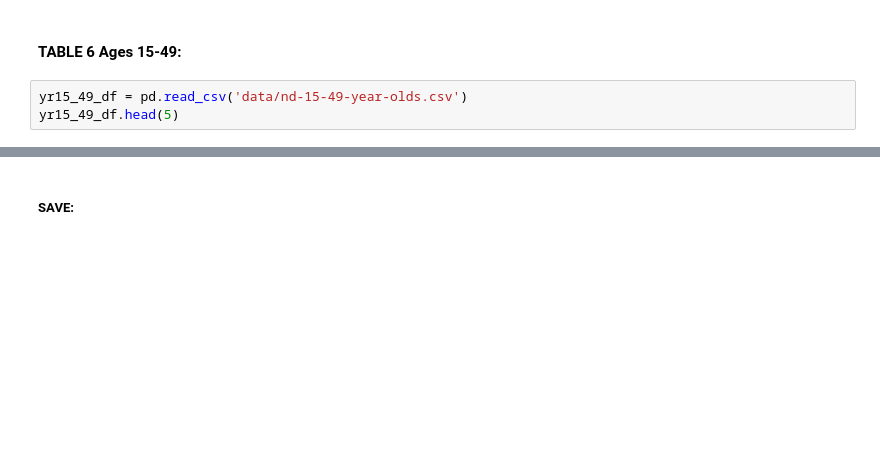
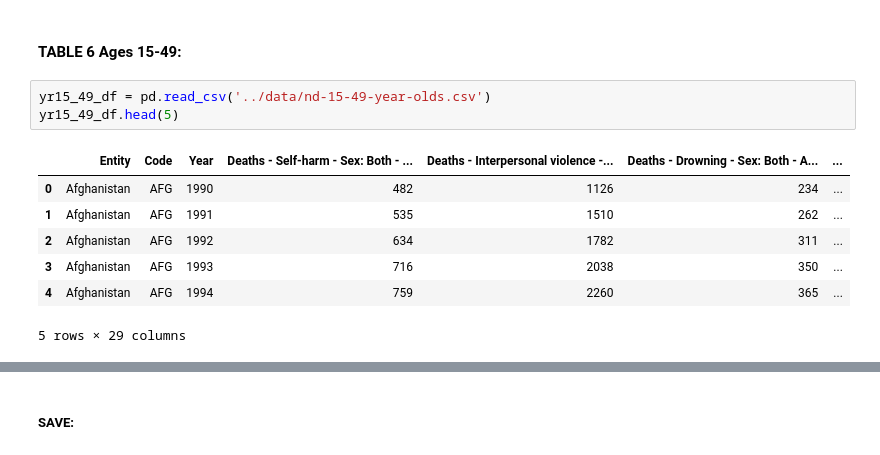
Before and after one commit to jdormaar/Global-Mortality-Distributions-by-Age-Groups, a Jupyter notebook: Workbook/W4P3_Tableau_doodle_doc.ipynb, the cells around one changed output, grey strips where cells are left out. Saved outputs shown, nothing was run; the diff lists cells and outputs as text; blank space fills up the shorter version.

```diff
--- a/Workbook/W4P3_Tableau_doodle_doc.ipynb
+++ b/Workbook/W4P3_Tableau_doodle_doc.ipynb
@@ -396,7 +424,15 @@ yr5_14_df.to_csv('data/Tableau_Tables/T5 Ages 5-14.csv', index=False)
 
 #### TABLE 6 Ages 15-49:
 # %%
-yr15_49_df = pd.read_csv('data/nd-15-49-year-olds.csv')
+yr15_49_df = pd.read_csv('../data/nd-15-49-year-olds.csv')
 yr15_49_df.head(5)
+# %% [output]
+|  | Entity | Code | Year | Deaths - Self-harm - Sex: Both - ... | Deaths - Interpersonal violence -... | Deaths - Drowning - Sex: Both - A... | ... |
+| 0 | Afghanistan | AFG | 1990 | 482 | 1126 | 234 | ... |
+| 1 | Afghanistan | AFG | 1991 | 535 | 1510 | 262 | ... |
+| 2 | Afghanistan | AFG | 1992 | 634 | 1782 | 311 | ... |
+| 3 | Afghanistan | AFG | 1993 | 716 | 2038 | 350 | ... |
+| 4 | Afghanistan | AFG | 1994 | 759 | 2260 | 365 | ... |
+5 rows × 29 columns
 # %%
 yr15_49_df.columns
```
Also changed, not shown: parts of 21 cells of this notebook, 2 other files.
